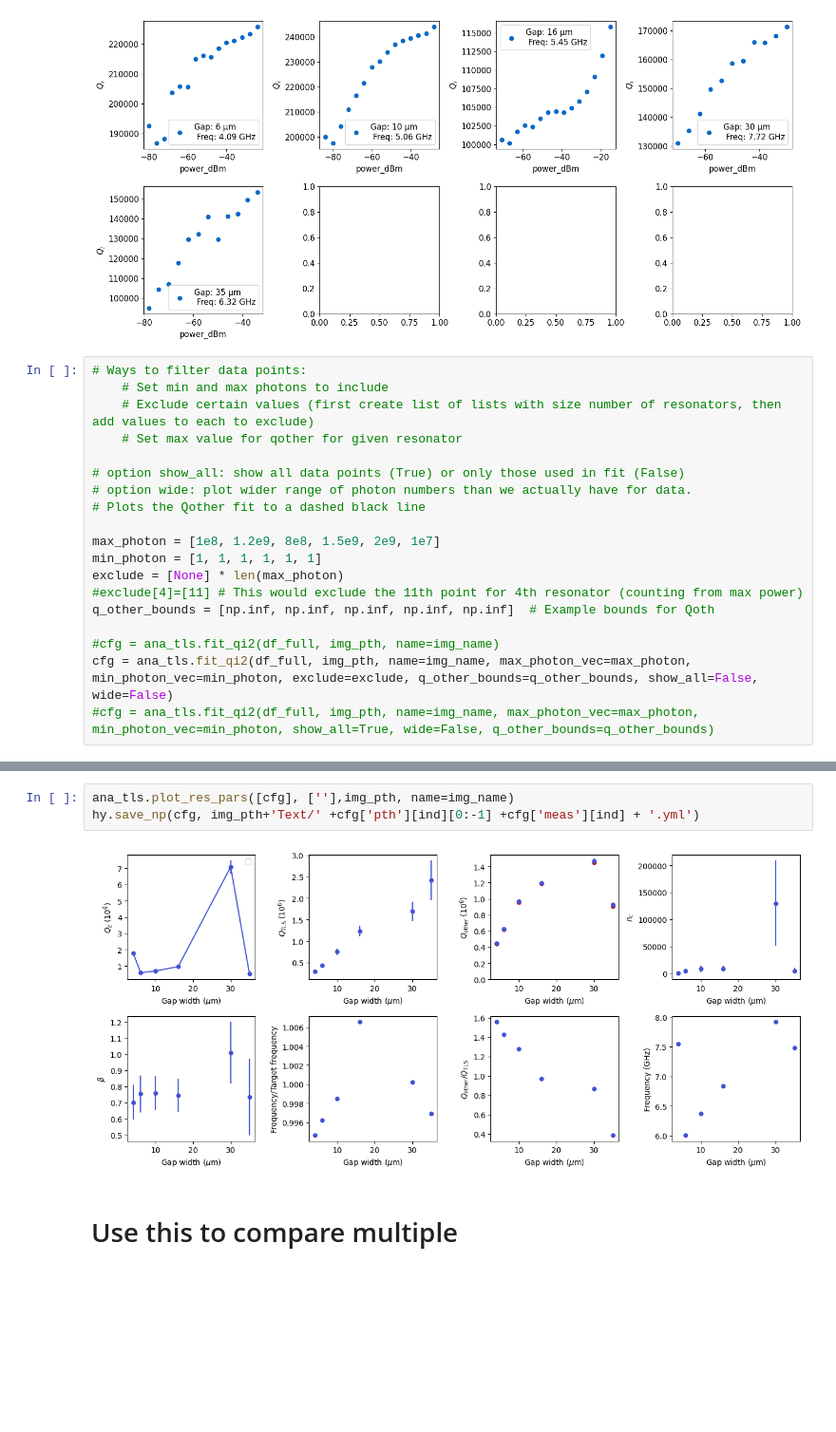
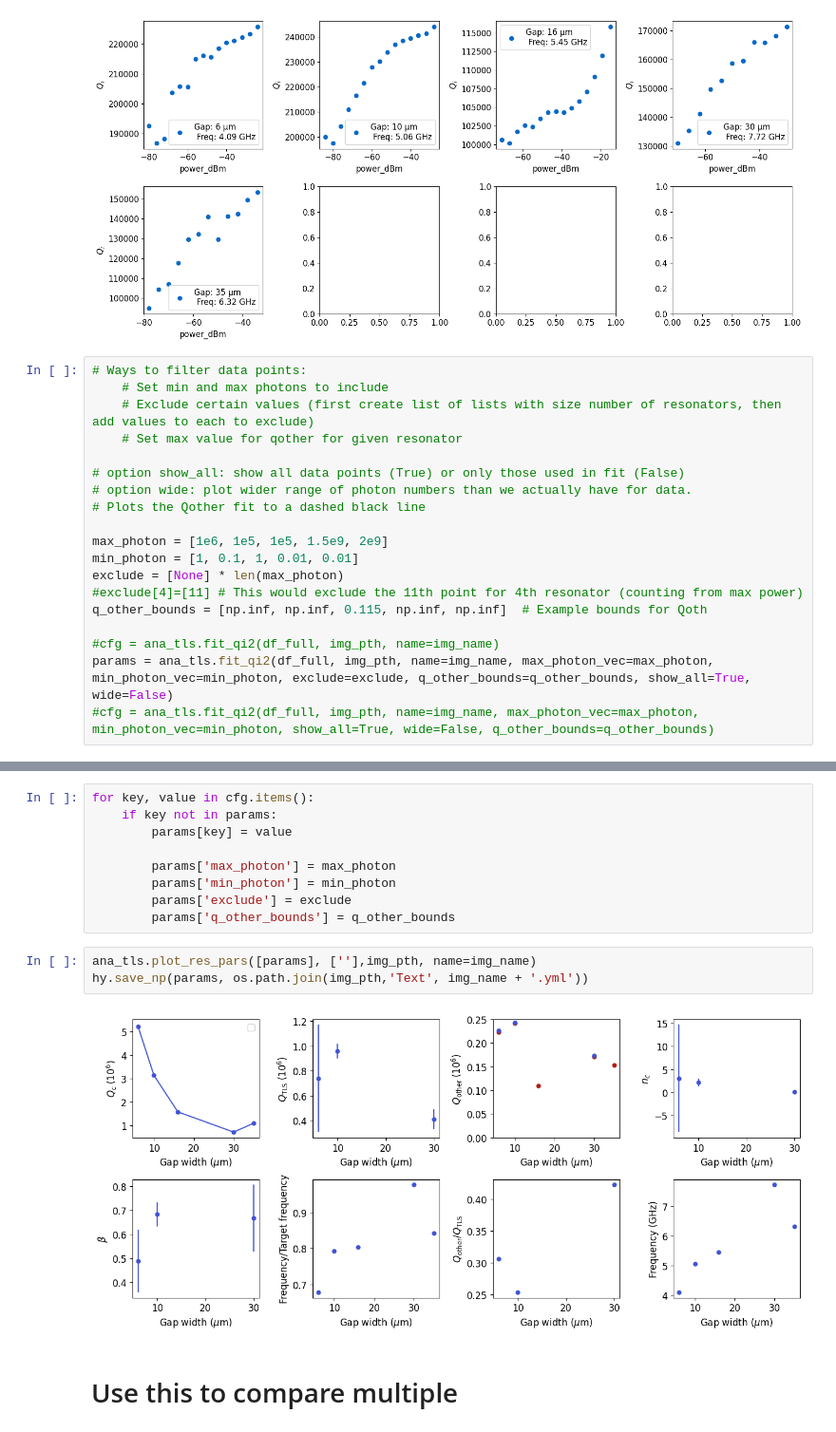
Before and after one commit to eesh-gupta/scresonators, a Jupyter notebook: fitting/plot_fits_meas.ipynb, the cells around one changed output, grey strips where cells are left out. Shown: that part at 95% size. Drawn from its saved outputs; the diff is of its cells as text; blank space fills up the shorter version.

```diff
--- a/fitting/plot_fits_meas.ipynb
+++ b/fitting/plot_fits_meas.ipynb
@@ -44,13 +44,13 @@ df_full = resonator_helpers.load_resonator_csv(data_pth, cfg, xval='power_dBm')#
 # option wide: plot wider range of photon numbers than we actually have for data.
 # Plots the Qother fit to a dashed black line
 
-max_photon = [1e8, 1.2e9, 8e8, 1.5e9, 2e9, 1e7]
-min_photon = [1, 1, 1, 1, 1, 1]
+max_photon = [1e6, 1e5, 1e5, 1.5e9, 2e9]
+min_photon = [1, 0.1, 1, 0.01, 0.01]
 exclude = [None] * len(max_photon)
 #exclude[4]=[11] # This would exclude the 11th point for 4th resonator (counting from max power)
-q_other_bounds = [np.inf, np.inf, np.inf, np.inf, np.inf]  # Example bounds for Qoth
+q_other_bounds = [np.inf, np.inf, 0.115, np.inf, np.inf]  # Example bounds for Qoth
 
 #cfg = ana_tls.fit_qi2(df_full, img_pth, name=img_name)
-cfg = ana_tls.fit_qi2(df_full, img_pth, name=img_name, max_photon_vec=max_photon, min_photon_vec=min_photon, exclude=exclude, q_other_bounds=q_other_bounds, show_all=False, wide=False)
+params = ana_tls.fit_qi2(df_full, img_pth, name=img_name, max_photon_vec=max_photon, min_photon_vec=min_photon, exclude=exclude, q_other_bounds=q_other_bounds, show_all=True, wide=False)
 #cfg = ana_tls.fit_qi2(df_full, img_pth, name=img_name, max_photon_vec=max_photon, min_photon_vec=min_photon, show_all=True, wide=False, q_other_bounds=q_other_bounds)
 # %% [output]
@@ -74,8 +77,17 @@ RuntimeError: Optimal parameters not found: The maximum number of function evalu
+# %%
+for key, value in cfg.items():
+    if key not in params:
+        params[key] = value
+
+        params['max_photon'] = max_photon
+        params['min_photon'] = min_photon
+        params['exclude'] = exclude
+        params['q_other_bounds'] = q_other_bounds
 # %%
-ana_tls.plot_res_pars([cfg], [''],img_pth, name=img_name)
-hy.save_np(cfg, img_pth+'Text/' +cfg['pth'][ind][0:-1] +cfg['meas'][ind] + '.yml')
+ana_tls.plot_res_pars([params], [''],img_pth, name=img_name)
+hy.save_np(params, os.path.join(img_pth,'Text', img_name + '.yml'))
 # %% [output]
-[figure, old version]
+[figure, new version]
 # %% [markdown]
 # Use this to compare multiple
 # %%
```
Also changed, not shown: parts of 1 cell of this notebook, 8 other files.
